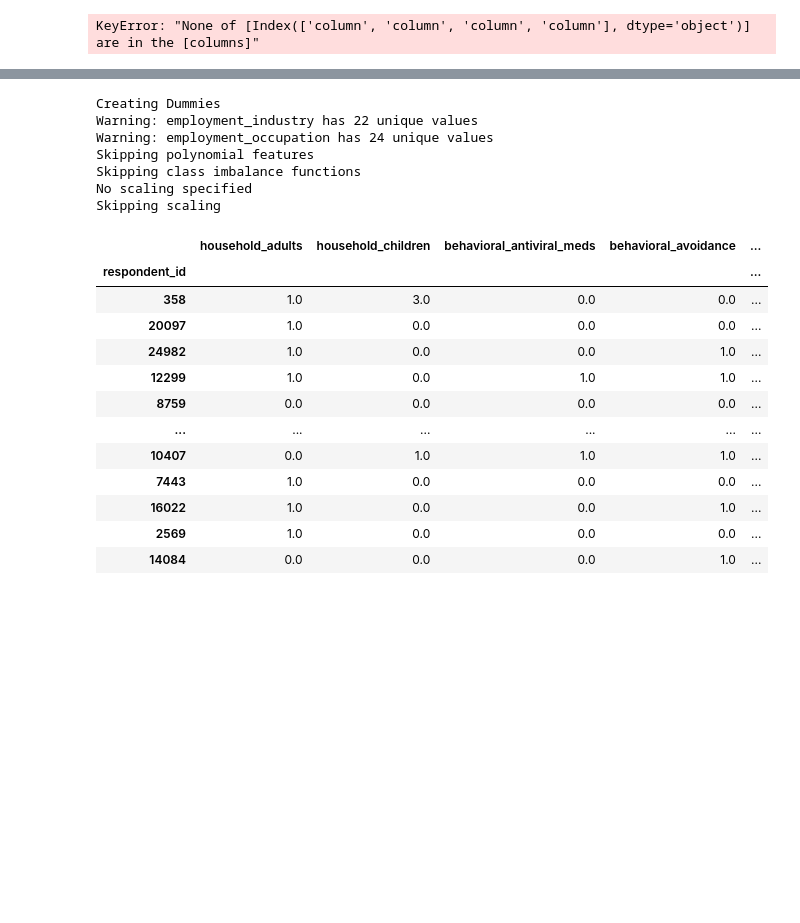
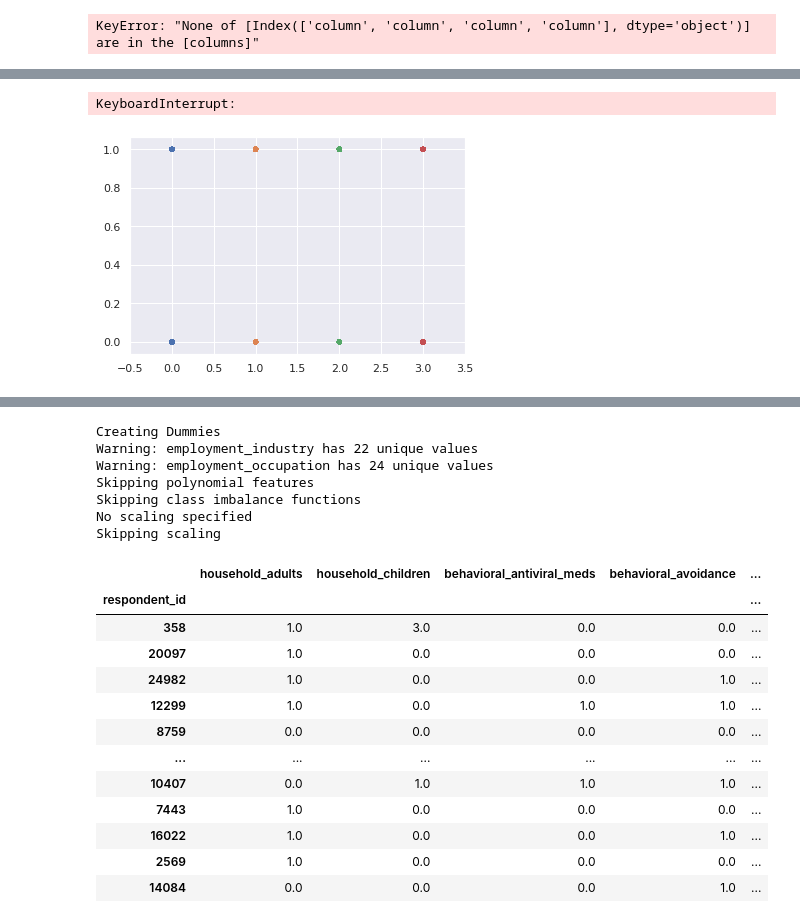
Before and after one commit to coreyryanhanson/predicting_seasonal_vaccinations, a Jupyter notebook: scratch_corey.ipynb, the cells around one changed output, grey strips where cells are left out. Drawn from its saved outputs; the diff is of its cells as text; code cells hidden in the pictures; blank space fills up the shorter version.

```diff
--- a/scratch_corey.ipynb
+++ b/scratch_corey.ipynb
@@ -81,0 +241,5 @@ array(['55 - 64 Years', '35 - 44 Years', '18 - 34 Years', '65+ Years',
+# %%
+sns.swarmplot(x="household_adults", y='seasonal_vaccine', data=df)
+# %% [output]
+KeyboardInterrupt:
+[figure, added]
```
Also changed, not shown: parts of 30 cells of this notebook, 2 other files.
